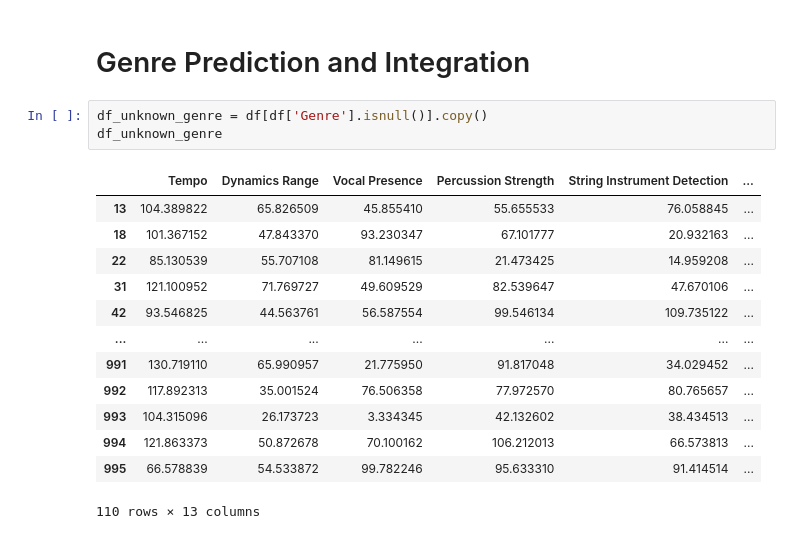
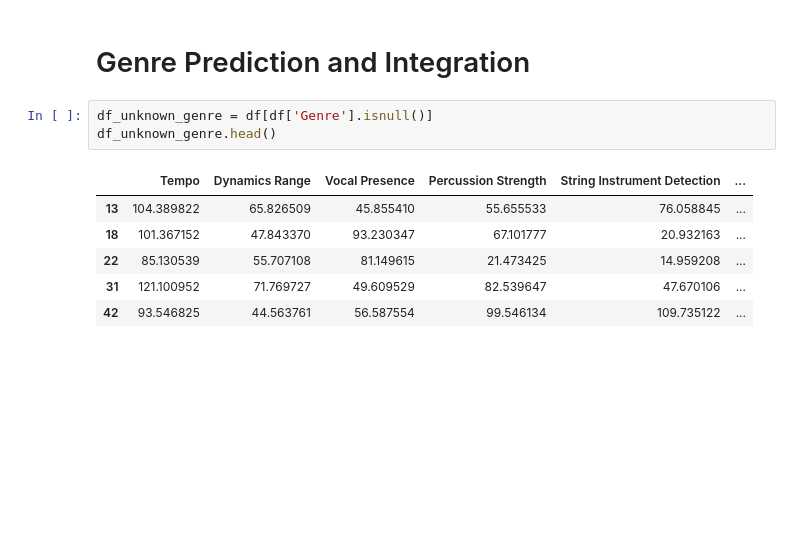
Before and after one commit to laanani-mohamed/music-genre-classification-with-pca, a Jupyter notebook: Solution.ipynb, the cells around one changed output. Saved outputs shown, nothing was run; the diff lists cells and outputs as text; blank space fills up the shorter version.

```diff
--- a/Solution.ipynb
+++ b/Solution.ipynb
@@ -349,19 +349,12 @@ weighted avg       0.56      0.56      0.55       178
 # %% [markdown]
 # Genre Prediction and Integration
 # %%
-df_unknown_genre = df[df['Genre'].isnull()].copy()
-df_unknown_genre
+df_unknown_genre = df[df['Genre'].isnull()]
+df_unknown_genre.head()
 # %% [output]
 |  | Tempo | Dynamics Range | Vocal Presence | Percussion Strength | String Instrument Detection | ... |
 | 13 | 104.389822 | 65.826509 | 45.855410 | 55.655533 | 76.058845 | ... |
 | 18 | 101.367152 | 47.843370 | 93.230347 | 67.101777 | 20.932163 | ... |
 | 22 | 85.130539 | 55.707108 | 81.149615 | 21.473425 | 14.959208 | ... |
 | 31 | 121.100952 | 71.769727 | 49.609529 | 82.539647 | 47.670106 | ... |
 | 42 | 93.546825 | 44.563761 | 56.587554 | 99.546134 | 109.735122 | ... |
-| ... | ... | ... | ... | ... | ... | ... |
-| 991 | 130.719110 | 65.990957 | 21.775950 | 91.817048 | 34.029452 | ... |
-| 992 | 117.892313 | 35.001524 | 76.506358 | 77.972570 | 80.765657 | ... |
-| 993 | 104.315096 | 26.173723 | 3.334345 | 42.132602 | 38.434513 | ... |
-| 994 | 121.863373 | 50.872678 | 70.100162 | 106.212013 | 66.573813 | ... |
-| 995 | 66.578839 | 54.533872 | 99.782246 | 95.633310 | 91.414514 | ... |
-110 rows × 13 columns
```
Also changed, not shown: parts of 6 cells of this notebook.
